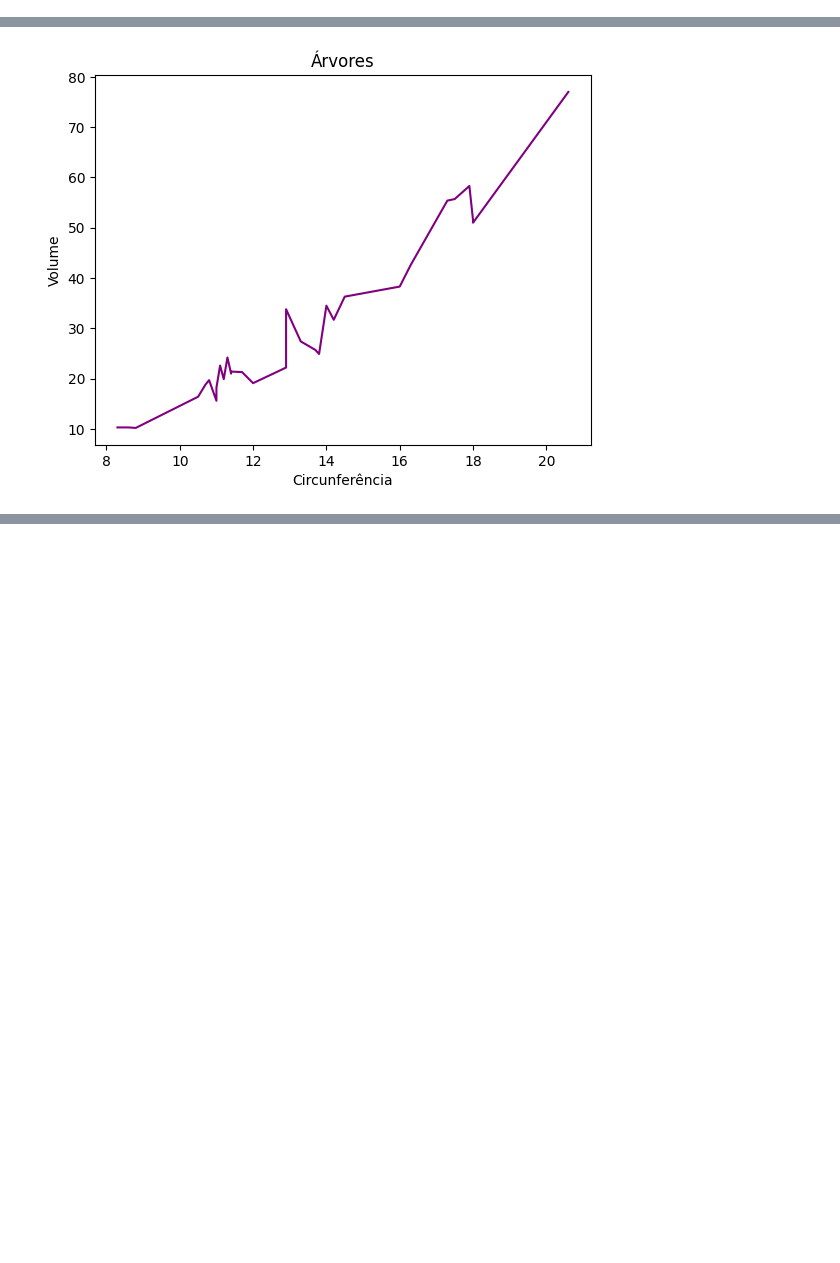
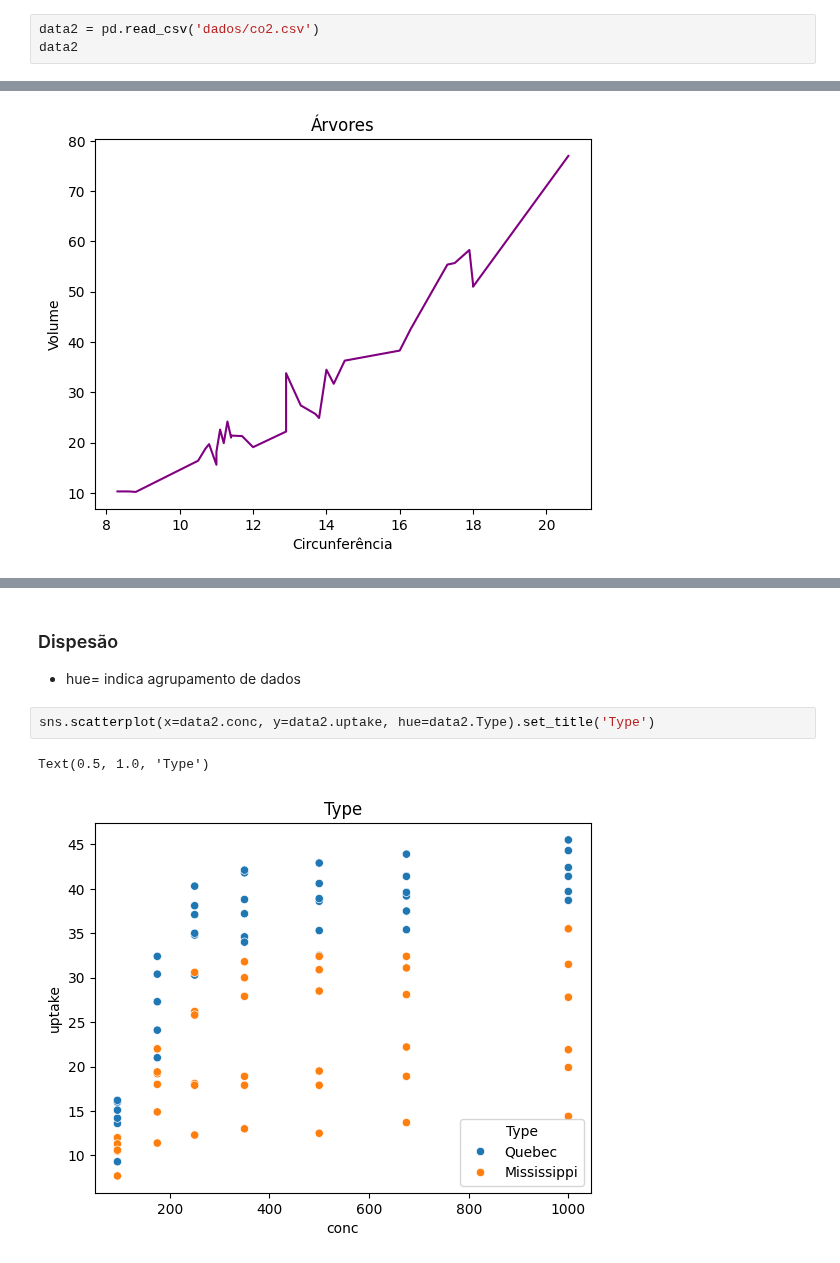
Before and after one commit to glaucoSapucaia/DataScienceStudies, a Jupyter notebook: python_data_science/graficos_dashboards/dispersao.ipynb, the cells around one changed output, grey strips where cells are left out. Cells and saved outputs as stored; diff of their text form; blank space fills up the shorter version.

```diff
--- a/python_data_science/graficos_dashboards/dispersao.ipynb
+++ b/python_data_science/graficos_dashboards/dispersao.ipynb
@@ -16,3 +16,6 @@ data.head()
 data.shape
 # %% [output]
 (31, 3)
+# %%
+data2 = pd.read_csv('dados/co2.csv')
+data2
@@ -47,0 +84,8 @@ sns.regplot(x=data.Girth, y=data.Volume, x_jitter=1.0, fit_reg=True)
+# %% [markdown]
+### Dispesão
+- hue= indica agrupamento de dados
+# %%
+sns.scatterplot(x=data2.conc, y=data2.uptake, hue=data2.Type).set_title('Type')
+# %% [output]
+Text(0.5, 1.0, 'Type')
+[figure, added]
```
Also changed, not shown: parts of 13 cells of this notebook.
